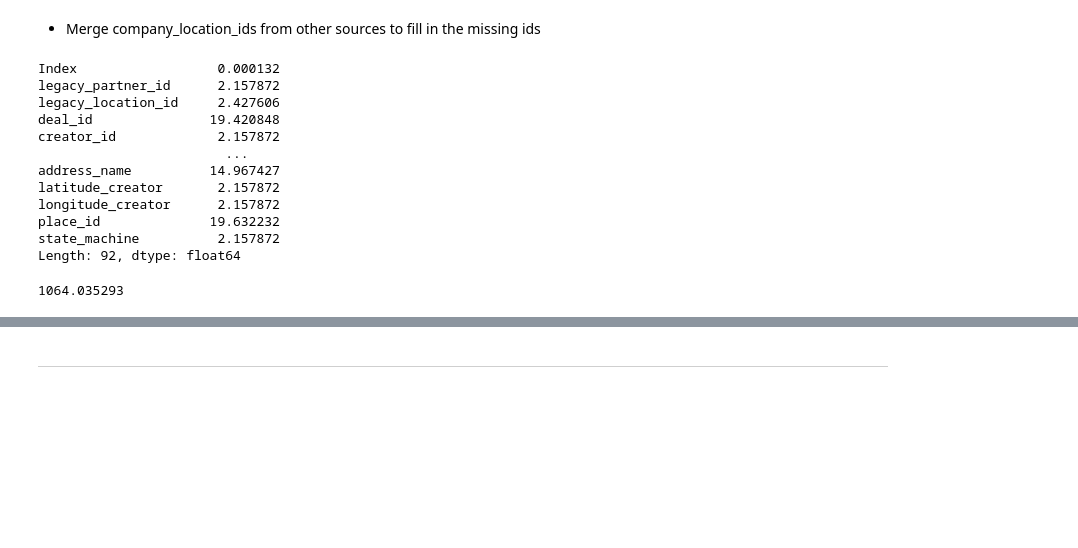
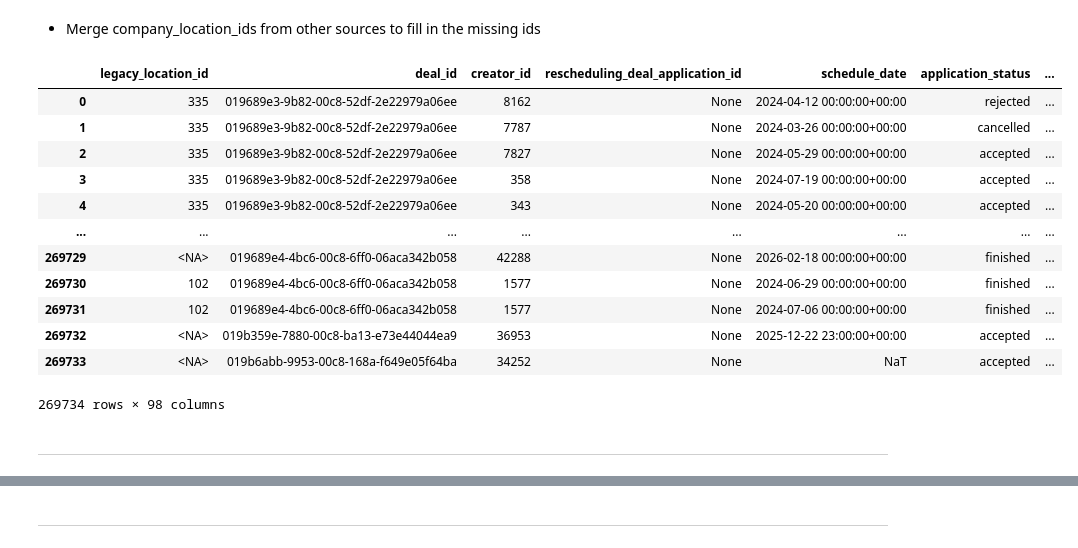
Before and after one commit to wouterbarter/AI_thesis_public, a Jupyter notebook: notebooks/barter_locations_analysis.ipynb, the cells around one changed output, grey strips where cells are left out. Drawn from its saved outputs; the diff is of its cells as text; code cells hidden in the pictures; blank space fills up the shorter version.

```diff
--- a/notebooks/barter_locations_analysis.ipynb
+++ b/notebooks/barter_locations_analysis.ipynb
@@ -113,5 +110,5 @@ def extract_city(row):
 
 # Apply only to the masked rows
 df_locations.loc[:, 'city'] = df_locations.apply(extract_city, axis=1)
-df_locations = df_locations.add_suffix('_partner')
+df_locations = df_locations.add_suffix('_company_locations')
 # %% [markdown]
@@ -283,10 +318,10 @@ print(f"Nr of unique locations: {len(df_apps.company_location_id.unique())}")
 
 # Create a dictionary: { 1205 : 'a1b2-c3d4', ... }
 # Drop NaNs to keep the dictionary clean
-df_locations['migrated_from_location_id_partner'] = df_locations['migrated_from_location_id_partner'].astype(
+df_locations['migrated_from_location_id_company_locations'] = df_locations['migrated_from_location_id_company_locations'].astype(
     'Int64')
-legacy_to_modern_map = df_locations.dropna(subset=['migrated_from_location_id_partner'])\
-    .set_index('migrated_from_location_id_partner')['id_partner']\
+legacy_to_modern_map = df_locations.dropna(subset=['migrated_from_location_id_company_locations'])\
+    .set_index('migrated_from_location_id_company_locations')['id_company_locations']\
     .to_dict()
 
 # 1. Find rows where Modern ID is missing but Legacy ID exists
@@ -321,43 +356,54 @@ ids_to_find = df_apps['company_location_id'].dropna().unique()
 
 # Filter locations to ONLY those IDs
 df_locations_subset = df_locations[
-    df_locations['id_partner'].isin(ids_to_find)
+    df_locations['id_company_locations'].isin(ids_to_find)
 ]
 
 
-creator_cols = ['influencer_id', 'user_id', 'name', 'email_address_creator', 'phone_number',
-                'country_code', 'gender', 'birthday', 'created_at_creator',
-                'status_creator', 'socials', 'country', 'formatted_address',
-                'address_name', 'latitude_creator', 'longitude_creator', 'place_id', 'state_machine']
+# creator_cols = ['creator_id', 'user_id', 'name', 'email_address', 'phone_number',
+#                 'country_code', 'gender', 'birthday', 'created_at',
+#                 'status', 'socials', 'country', 'formatted_address',
+#                 'city', 'latitude', 'longitude', 'place_id']
+
+# creator_cols = [x + '_creator' for x in creator_cols]
 
 
 df_apps_fin = df_apps.copy()
 df_apps_fin = pd.merge(df_apps_fin, df_locations_subset, left_on='company_location_id',
-                       right_on='id_partner', how='left', suffixes=('_apps', '_loc'))
+                       right_on='id_company_locations', how='left', suffixes=('_apps', '_loc'))
 df_apps_fin = pd.merge(df_apps_fin, df_deals, left_on='deal_id',
-                       right_on='deal_id', how='left', suffixes=('', '_deals'))
-df_apps_fin = pd.merge(df_apps_fin, df_creators[creator_cols], left_on='creator_id',
-                       right_on='influencer_id', how='left', suffixes=('', '_creator'))
-# df_apps_fin = pd.merge(df_apps_fin, df_partners, left_on='partner_id', right_on='partner_id', how='left',  suffixes=('', '_partners'))
+                       right_on='id_deals', how='left', suffixes=('', '_deals'))
+df_apps_fin = pd.merge(df_apps_fin, df_creators, left_on='creator_id',
+                       right_on='creator_id_creator', how='left', suffixes=('', '_creator'))
+df_apps_fin = pd.merge(df_apps_fin, df_partners, left_on='partner_id', right_on='partner_id', how='left',  suffixes=('', '_partners'))
-# %%
-df_apps_fin.memory_usage(deep=True) / 1e6
-# %% [output]
-Index                  0.000132
-legacy_partner_id      2.157872
-legacy_location_id     2.427606
-deal_id               19.420848
-creator_id             2.157872
-                        ...
-address_name          14.967427
-latitude_creator       2.157872
-longitude_creator      2.157872
-place_id              19.632232
-state_machine          2.157872
-Length: 92, dtype: float64
-# %%
-sum(df_apps_fin.memory_usage(deep=True)) / 1e6
-# %% [output]
-1064.035293
+# %%
+df_apps_fin = df_apps_fin.drop(columns=['legacy_partner_id',
+                                        'migrated_from_location_id_company_locations',
+                                        'partner_id_company_locations',
+                                        'id_company_locations',
+                                        'legacy_id',
+                                        'partner_id_deals',
+                                        'id_deals',
+                                        'creator_id_creator'])
+
+
+df_apps_fin.rename(columns={'legacy_partner_id_deals': 'legacy_partner_id'}, inplace=True)
+# %%
+df_apps_fin
+# %% [output]
+|  | legacy_location_id | deal_id | creator_id | rescheduling_deal_application_id | schedule_date | application_status | ... |
+| 0 | 335 | 019689e3-9b82-00c8-52df-2e22979a06ee | 8162 | None | 2024-04-12 00:00:00+00:00 | rejected | ... |
+| 1 | 335 | 019689e3-9b82-00c8-52df-2e22979a06ee | 7787 | None | 2024-03-26 00:00:00+00:00 | cancelled | ... |
+| 2 | 335 | 019689e3-9b82-00c8-52df-2e22979a06ee | 7827 | None | 2024-05-29 00:00:00+00:00 | accepted | ... |
+| 3 | 335 | 019689e3-9b82-00c8-52df-2e22979a06ee | 358 | None | 2024-07-19 00:00:00+00:00 | accepted | ... |
+| 4 | 335 | 019689e3-9b82-00c8-52df-2e22979a06ee | 343 | None | 2024-05-20 00:00:00+00:00 | accepted | ... |
+| ... | ... | ... | ... | ... | ... | ... | ... |
+| 269729 | <NA> | 019689e4-4bc6-00c8-6ff0-06aca342b058 | 42288 | None | 2026-02-18 00:00:00+00:00 | finished | ... |
+| 269730 | 102 | 019689e4-4bc6-00c8-6ff0-06aca342b058 | 1577 | None | 2024-06-29 00:00:00+00:00 | finished | ... |
+| 269731 | 102 | 019689e4-4bc6-00c8-6ff0-06aca342b058 | 1577 | None | 2024-07-06 00:00:00+00:00 | finished | ... |
+| 269732 | <NA> | 019b359e-7880-00c8-ba13-e73e44044ea9 | 36953 | None | 2025-12-22 23:00:00+00:00 | accepted | ... |
+| 269733 | <NA> | 019b6abb-9953-00c8-168a-f649e05f64ba | 34252 | None | NaT | accepted | ... |
+269734 rows × 98 columns
 # %%
 # 1. Grab the names of all 'object' columns
 obj_cols = df_apps_fin.select_dtypes(include=['object']).columns
@@ -369,3 +415,5 @@ from src import paths
 analysis_name = 'BARTER_DEAL_APPLICATIONS'
 raw_data_path = paths.RAW_DATA_DIR / f'{analysis_name}.parquet'
 df_apps_fin.to_parquet(raw_data_path)
+# %% [markdown]
+---------
```
Also changed, not shown: parts of 13 cells of this notebook, 7 other files.
